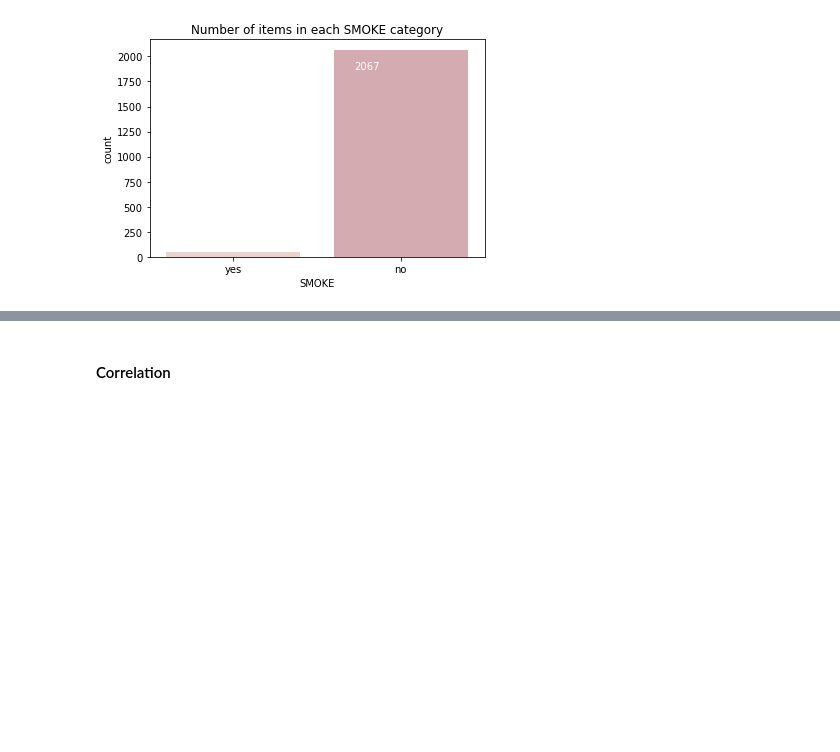
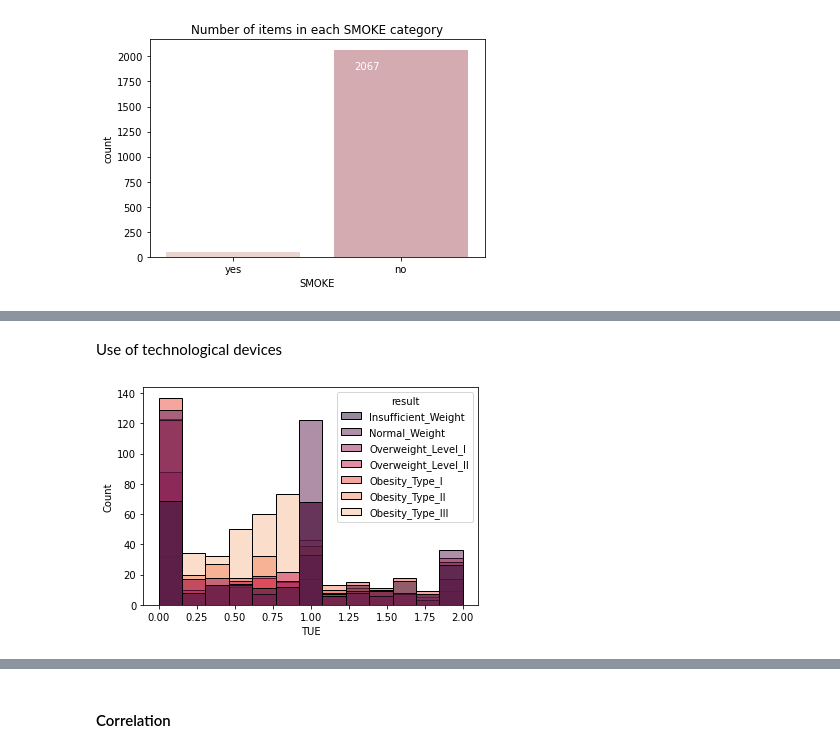
Before and after one commit to SanketAgwl/Obesity-Prediction-Data-Science, a Jupyter notebook: project.ipynb, the cells around one changed output, grey strips where cells are left out. Drawn from its saved outputs; the diff is of its cells as text; code cells hidden in the pictures; blank space fills up the shorter version.

```diff
--- a/project.ipynb
+++ b/project.ipynb
@@ -339,0 +344,6 @@ Physical Activity
+# %% [markdown]
+Use of technological devices
+# %%
+cmp_plot(df, "result", "TUE", weight_order)
+# %% [output]
+[figure, added]
```
Also changed, not shown: parts of 31 cells of this notebook.
